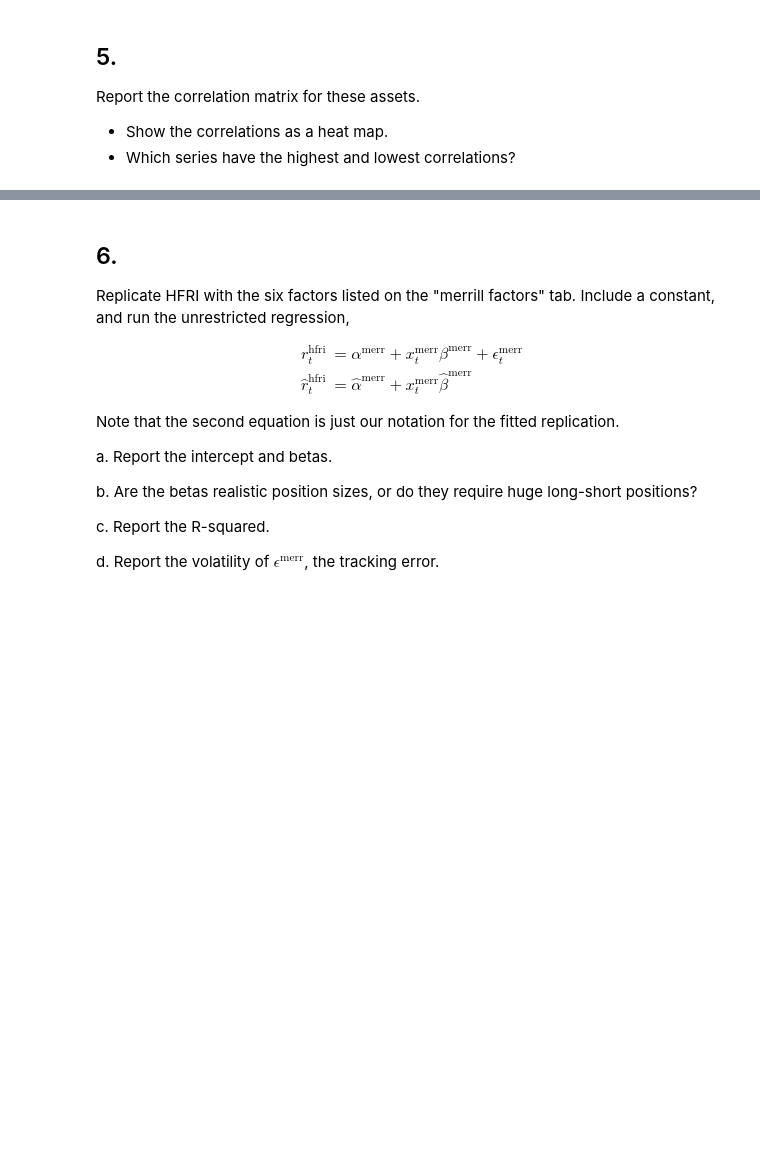
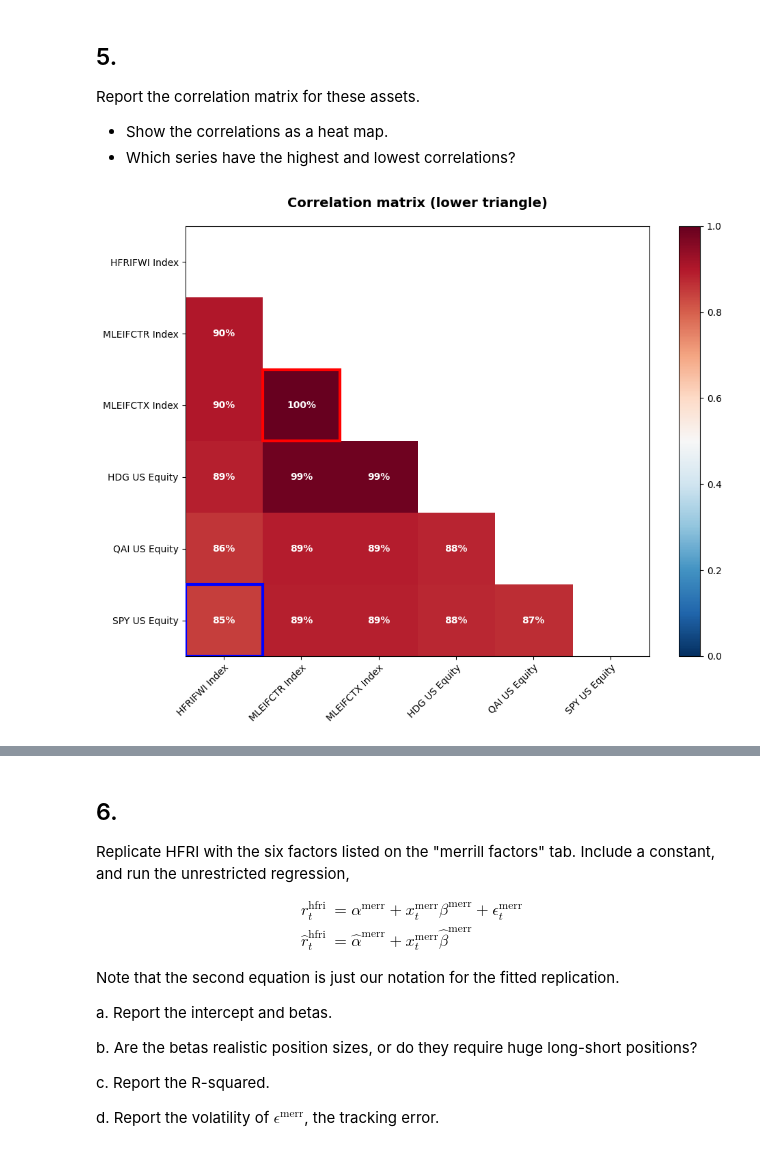
Before and after one commit to dafuzhu-uchi/finm-367, a Jupyter notebook: assignment/hw2/hw2_case.ipynb, the cells around one changed output, grey strips where cells are left out. Saved outputs shown, nothing was run; the diff lists cells and outputs as text; code cells hidden in the pictures; blank space fills up the shorter version.

```diff
--- a/assignment/hw2/hw2_case.ipynb
+++ b/assignment/hw2/hw2_case.ipynb
@@ -160,8 +165,9 @@ For the series in the "hedge fund series" tab, report the following summary stat
 
 Annualize these statistics.
 # %%
-xlsx_path = "../data/proshares_analysis_data.xlsx"
-df_pandas = pd.read_excel(xlsx_path, sheet_name="hedge_fund_series", index_col=0)
+file_name = "proshares_analysis_data_ta.xlsx"
+file_path = load_path(file_name)
+df_pandas = pd.read_excel(file_path, sheet_name="hedge_fund_series", index_col=0)
 df_pandas.head(5)
 # %% [output]
 |  | HFRIFWI Index | MLEIFCTR Index | MLEIFCTX Index | HDG US Equity | QAI US Equity |
@@ -353,0 +375,4 @@ Annualize these three statistics as appropriate.
+# %%
+mer_fac = pl.read_excel(file_path, sheet_name="merrill_factors")
+align_mer = mer_fac[:-1]
+align_mer.tail()
@@ -353,0 +388,2 @@ Annualize these three statistics as appropriate.
+# %%
+align_df = pl.concat([monthly_ret, pl.DataFrame(align_mer["SPY US Equity"])], how="horizontal")
@@ -365,3 +412,9 @@ Discuss the previous statistics, and what they tell us about...
 Report the correlation matrix for these assets.
 * Show the correlations as a heat map.
 * Which series have the highest and lowest correlations?
+# %%
+from finm367.plot_tools import plot_corr
+
+fig, ax = plot_corr(align_df.corr(), labels=align_df.columns)
+# %% [output]
+[figure, added]
```
Also changed, not shown: parts of 13 cells of this notebook, 6 other files.
